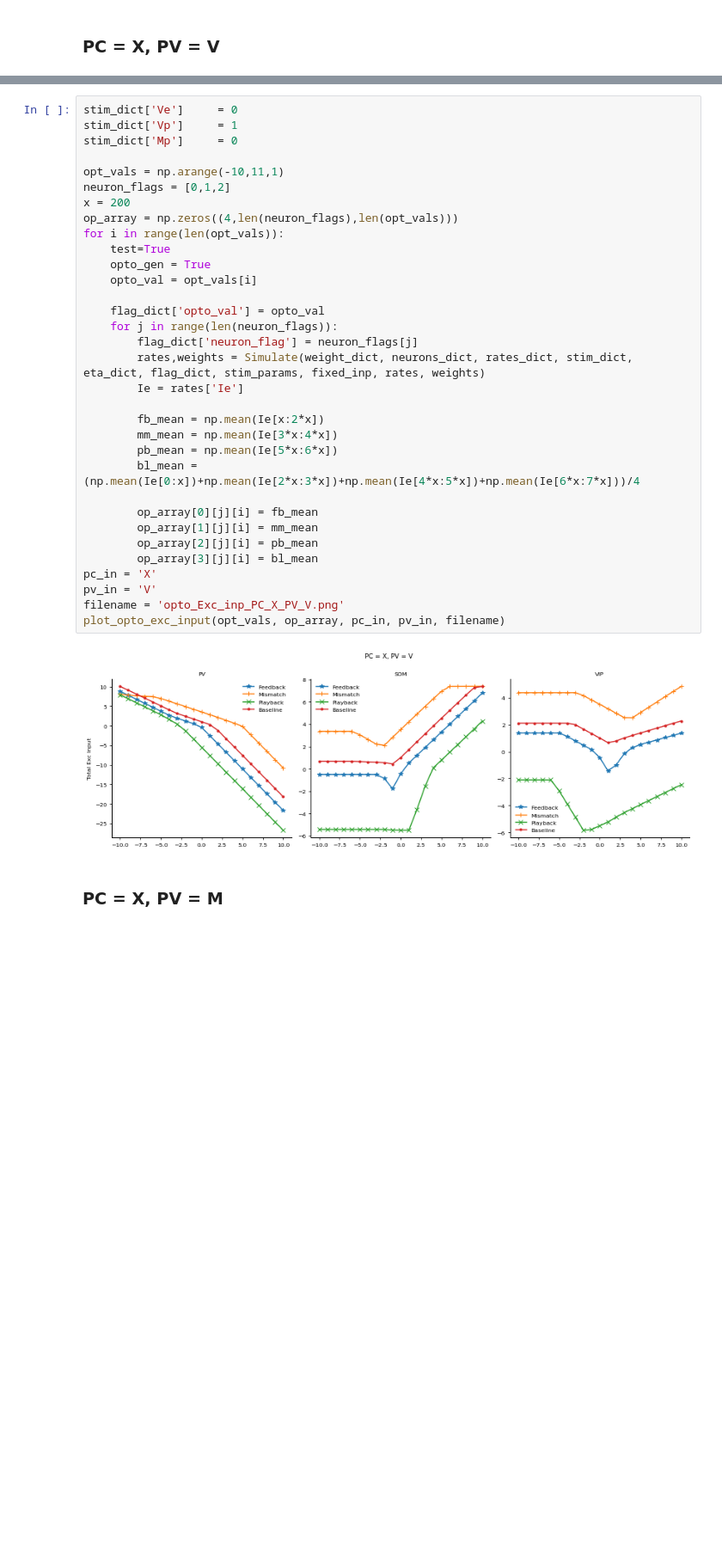
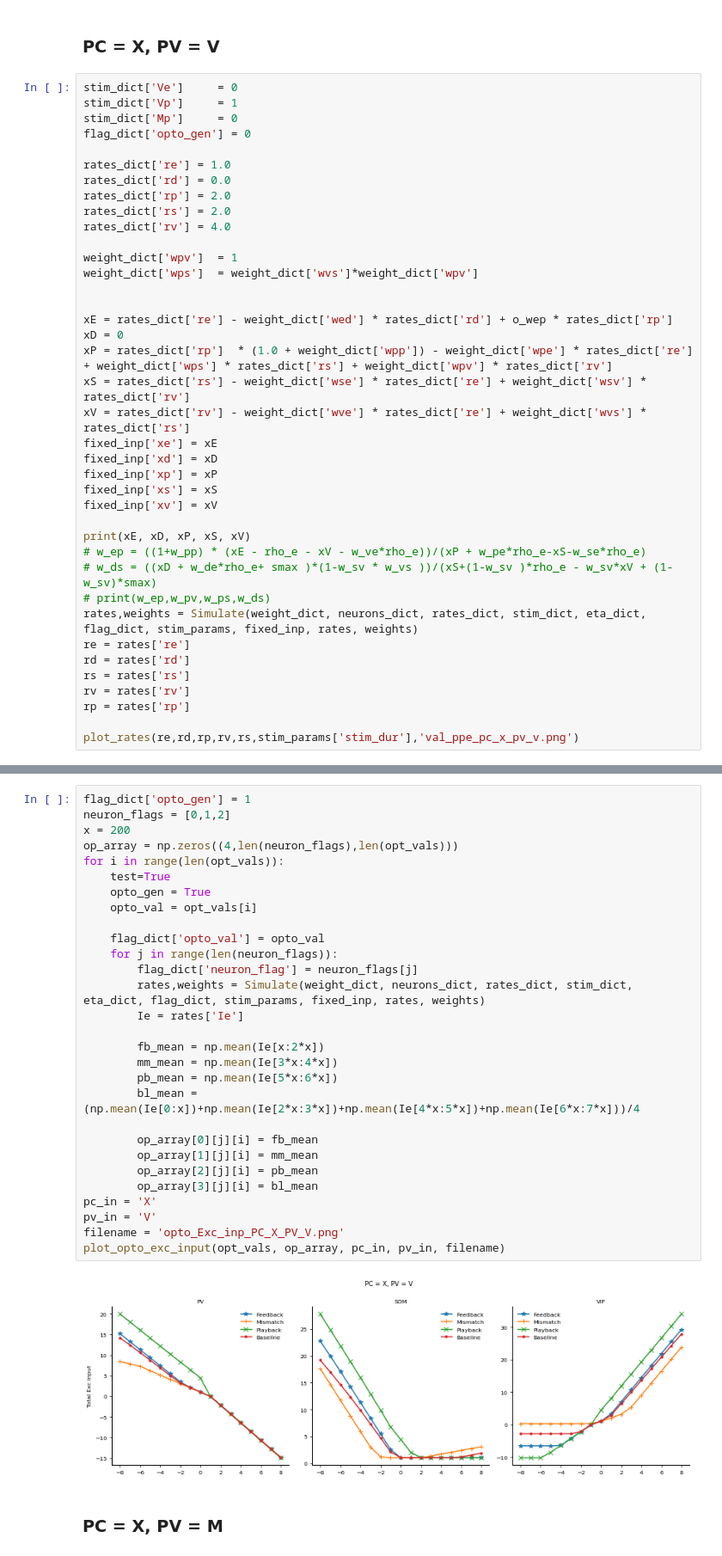
Before and after one commit to ParvN/Positive-prediction-error-circuit, a Jupyter notebook: Optogenetic_manipulations.ipynb, the cells around one changed output, grey strips where cells are left out. Shown at 86% size. Drawn from its saved outputs; the diff is of its cells as text; blank space fills up the shorter version.

Commit message:
update optogen notebook with different weight values for each input configuration.

```diff
--- a/Optogenetic_manipulations.ipynb
+++ b/Optogenetic_manipulations.ipynb
@@ -179,2 +234,41 @@ plot_opto_exc_input(opt_vals, op_array, pc_in, pv_in, filename)
 # %% [markdown]
 ### PC = X, PV = V
+# %%
+stim_dict['Ve']     = 0
+stim_dict['Vp']     = 1
+stim_dict['Mp']     = 0
+flag_dict['opto_gen'] = 0
+
+rates_dict['re'] = 1.0
+rates_dict['rd'] = 0.0
+rates_dict['rp'] = 2.0
+rates_dict['rs'] = 2.0
+rates_dict['rv'] = 4.0
+
+weight_dict['wpv']  = 1
+weight_dict['wps']  = weight_dict['wvs']*weight_dict['wpv']
+
+
+xE = rates_dict['re'] - weight_dict['wed'] * rates_dict['rd'] + o_wep * rates_dict['rp']
+xD = 0
+xP = rates_dict['rp']  * (1.0 + weight_dict['wpp']) - weight_dict['wpe'] * rates_dict['re'] + weight_dict['wps'] * rates_dict['rs'] + weight_dict['wpv'] * rates_dict['rv']
+xS = rates_dict['rs'] - weight_dict['wse'] * rates_dict['re'] + weight_dict['wsv'] * rates_dict['rv']
+xV = rates_dict['rv'] - weight_dict['wve'] * rates_dict['re'] + weight_dict['wvs'] * rates_dict['rs']
+fixed_inp['xe'] = xE
+fixed_inp['xd'] = xD
+fixed_inp['xp'] = xP
+fixed_inp['xs'] = xS
+fixed_inp['xv'] = xV
+
+print(xE, xD, xP, xS, xV)
+# w_ep = ((1+w_pp) * (xE - rho_e - xV - w_ve*rho_e))/(xP + w_pe*rho_e-xS-w_se*rho_e)
+# w_ds = ((xD + w_de*rho_e+ smax )*(1-w_sv * w_vs ))/(xS+(1-w_sv )*rho_e - w_sv*xV + (1-w_sv)*smax)
+# print(w_ep,w_pv,w_ps,w_ds)
+rates,weights = Simulate(weight_dict, neurons_dict, rates_dict, stim_dict, eta_dict, flag_dict, stim_params, fixed_inp, rates, weights)
+re = rates['re']
+rd = rates['rd']
+rs = rates['rs']
+rv = rates['rv']
+rp = rates['rp']
+
+plot_rates(re,rd,rp,rv,rs,stim_params['stim_dur'],'val_ppe_pc_x_pv_v.png')
@@ -181,37 +278,33 @@ plot_opto_exc_input(opt_vals, op_array, pc_in, pv_in, filename)
 # %%
-stim_dict['Ve']     = 0
-stim_dict['Vp']     = 1
-stim_dict['Mp']     = 0
-
-opt_vals = np.arange(-10,11,1)
+flag_dict['opto_gen'] = 1
 neuron_flags = [0,1,2]
 x = 200
 op_array = np.zeros((4,len(neuron_flags),len(opt_vals)))
 for i in range(len(opt_vals)):
     test=True
     opto_gen = True
     opto_val = opt_vals[i]
 
     flag_dict['opto_val'] = opto_val
     for j in range(len(neuron_flags)):
         flag_dict['neuron_flag'] = neuron_flags[j]
         rates,weights = Simulate(weight_dict, neurons_dict, rates_dict, stim_dict, eta_dict, flag_dict, stim_params, fixed_inp, rates, weights)
         Ie = rates['Ie']
 
         fb_mean = np.mean(Ie[x:2*x])
         mm_mean = np.mean(Ie[3*x:4*x])
         pb_mean = np.mean(Ie[5*x:6*x])
         bl_mean = (np.mean(Ie[0:x])+np.mean(Ie[2*x:3*x])+np.mean(Ie[4*x:5*x])+np.mean(Ie[6*x:7*x]))/4
 
         op_array[0][j][i] = fb_mean
         op_array[1][j][i] = mm_mean
         op_array[2][j][i] = pb_mean
         op_array[3][j][i] = bl_mean
 pc_in = 'X'
 pv_in = 'V'
 filename = 'opto_Exc_inp_PC_X_PV_V.png'
 plot_opto_exc_input(opt_vals, op_array, pc_in, pv_in, filename)
 # %% [output]
-[figure, old version]
+[figure, new version]
 # %% [markdown]
 ### PC = X, PV = M
```
Also changed, not shown: parts of 10 cells of this notebook, 9 other files.
